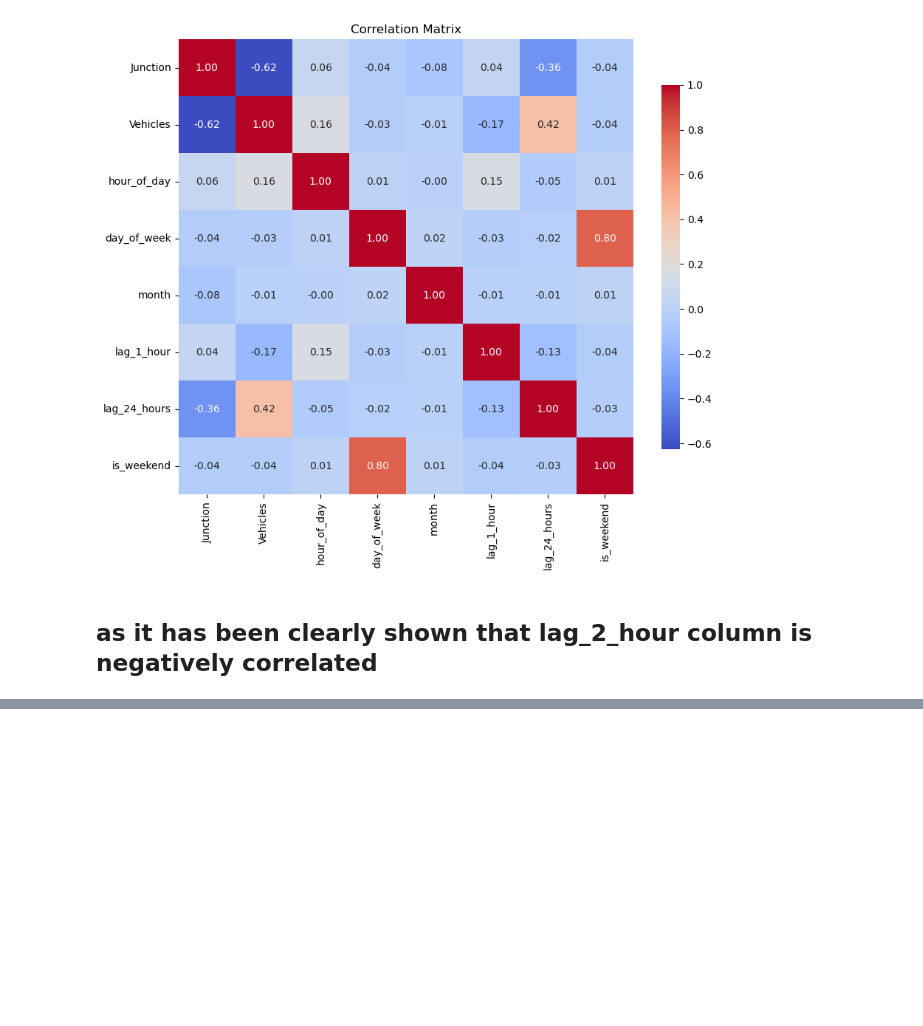
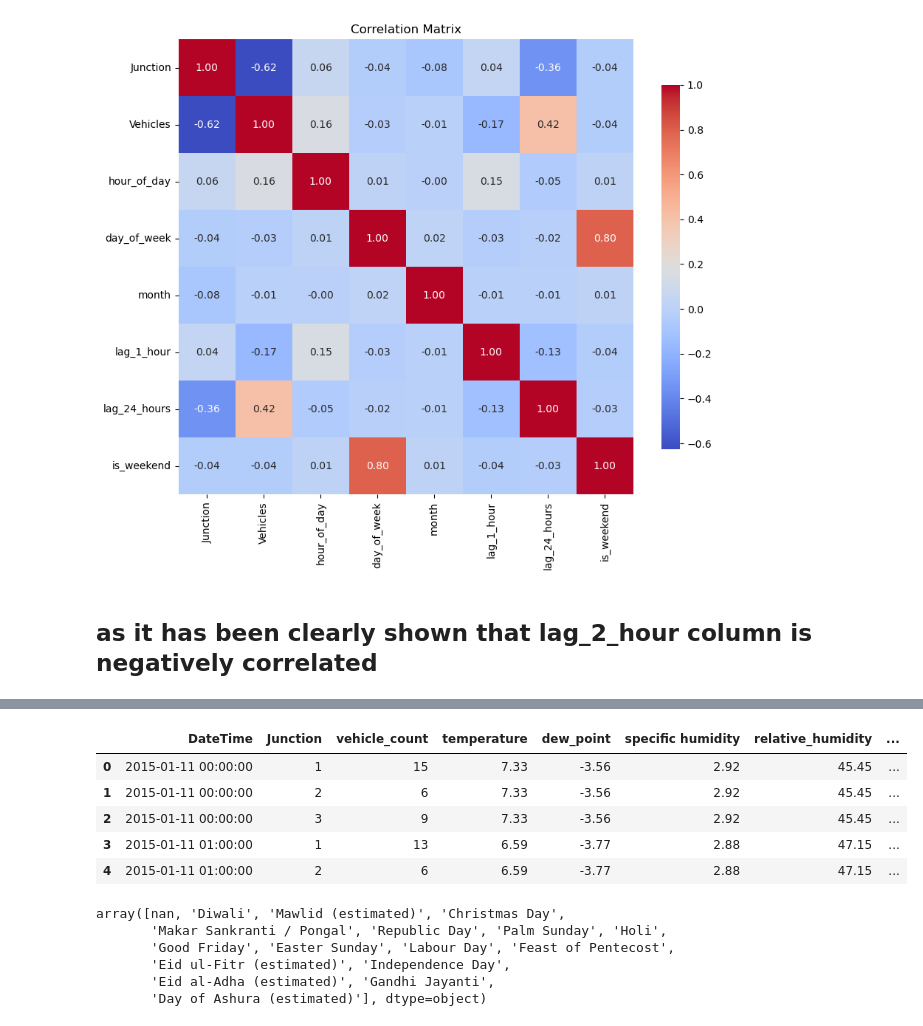
Before and after one commit to SheetalRawat10/Traffic-Congestion-Prediction, a Jupyter notebook: Traffic-Congestion-Prediction.ipynb, the cells around one changed output, grey strips where cells are left out. Drawn from its saved outputs; the diff is of its cells as text; code cells hidden in the pictures; blank space fills up the shorter version.

```diff
--- a/Traffic-Congestion-Prediction.ipynb
+++ b/Traffic-Congestion-Prediction.ipynb
@@ -310,0 +567,31 @@ plt.show()
+# %%
+# Define a dictionary for renaming columns
+new_column_names = {
+    'Vehicles': 'vehicle_count',
+    'T2M': 'temperature',
+    'T2MDEW': 'dew_point',
+    'QV2M': 'specific humidity',
+    'RH2M': 'relative_humidity',
+    'PRECTOTCORR': 'precipitation',
+    'WS10M': 'wind_speed'
+}
+# Rename the columns
+final_df.rename(columns=new_column_names, inplace=True)
+# %%
+final_df.head()
+# %% [output]
+|  | DateTime | Junction | vehicle_count | temperature | dew_point | specific humidity | relative_humidity | ... |
+| 0 | 2015-01-11 00:00:00 | 1 | 15 | 7.33 | -3.56 | 2.92 | 45.45 | ... |
+| 1 | 2015-01-11 00:00:00 | 2 | 6 | 7.33 | -3.56 | 2.92 | 45.45 | ... |
+| 2 | 2015-01-11 00:00:00 | 3 | 9 | 7.33 | -3.56 | 2.92 | 45.45 | ... |
+| 3 | 2015-01-11 01:00:00 | 1 | 13 | 6.59 | -3.77 | 2.88 | 47.15 | ... |
+| 4 | 2015-01-11 01:00:00 | 2 | 6 | 6.59 | -3.77 | 2.88 | 47.15 | ... |
+# %%
+final_df['holiday'].unique()
+# %% [output]
+array([nan, 'Diwali', 'Mawlid (estimated)', 'Christmas Day',
+       'Makar Sankranti / Pongal', 'Republic Day', 'Palm Sunday', 'Holi',
+       'Good Friday', 'Easter Sunday', 'Labour Day', 'Feast of Pentecost',
+       'Eid ul-Fitr (estimated)', 'Independence Day',
+       'Eid al-Adha (estimated)', 'Gandhi Jayanti',
+       'Day of Ashura (estimated)'], dtype=object)
```
Also changed, not shown: parts of 31 cells of this notebook, 5 other files.
